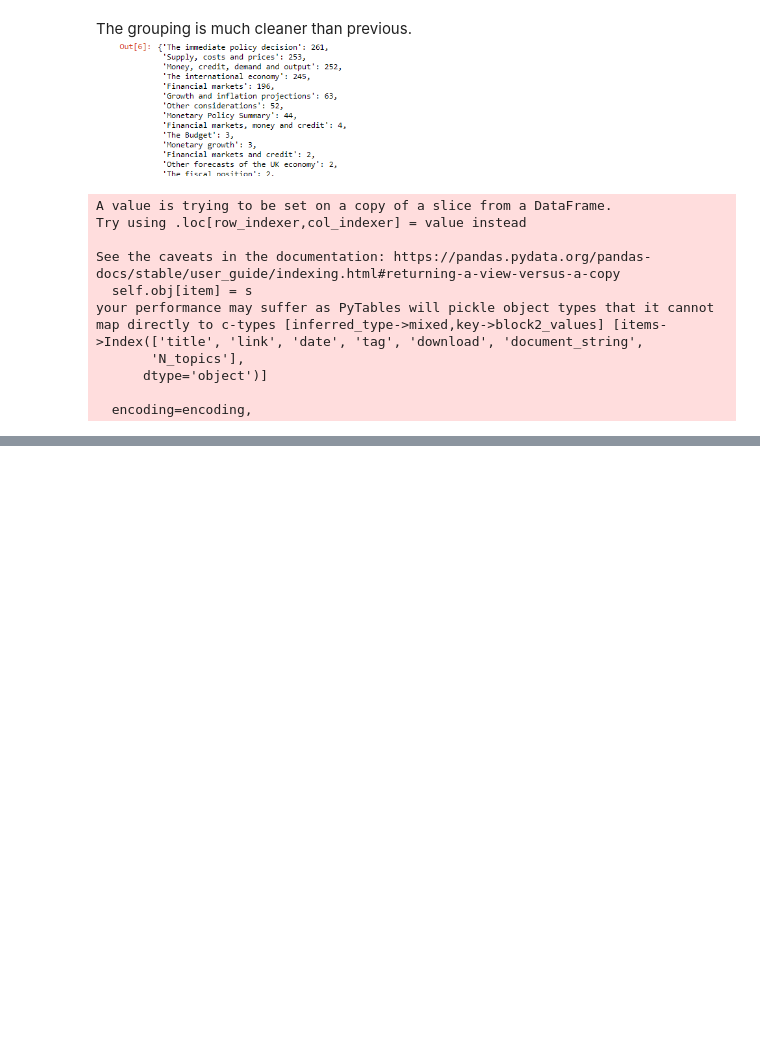
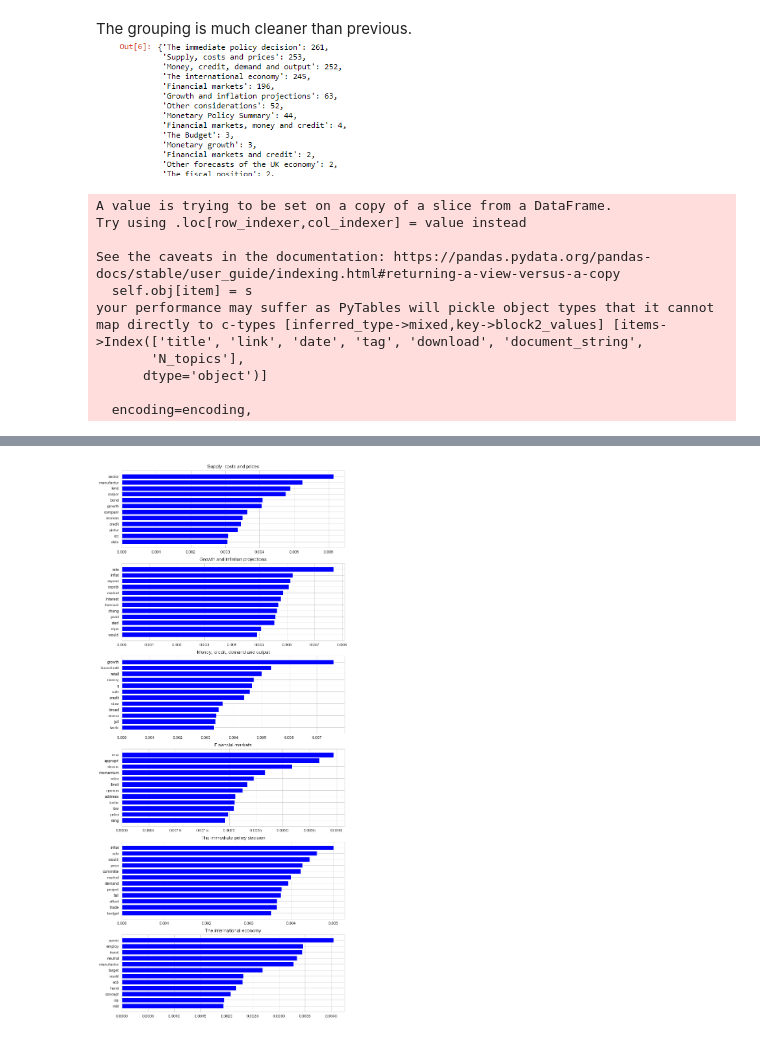
Before and after one commit to aureole222/blackrock_nlp_project, a Jupyter notebook: Part 1 data cleaning.ipynb, the cells around one changed output, grey strips where cells are left out. Saved outputs shown, nothing was run; the diff lists cells and outputs as text; code cells hidden in the pictures; blank space fills up the shorter version.

```diff
--- a/Part 1 data cleaning.ipynb
+++ b/Part 1 data cleaning.ipynb
@@ -316,9 +363,9 @@ ranking_topics
 # %% [markdown]
 **We discard the Monetary Policy Committee dates document which is useless to our project**
 # %%
-additional_file = []
-for i in ranking_topics[:-5]:
-    file = '{}.docx'.format(i[0])
-    document = docx.Document("./scripter/converted_files/{}/{}".format(folder,file))
-    if 'policy decision' not in clean_text(file)[-1][0]:
-        additional_file.append(file)
+# additional_file = []
+# for i in ranking_topics[:-5]:
+#     file = '{}.docx'.format(i[0])
+#     document = docx.Document("./scripter/converted_files/{}/{}".format(folder,file))
+#     if 'policy decision' not in clean_text(file)[-1][0]:
+#         additional_file.append(file)
@@ -801,0 +967,24 @@ map directly to c-types [inferred_type->mixed,key->block2_values] [items->Index(
+# %%
+# BOE_lda = LdaMulticore(corpus=corpus_tfidf, num_topics = 6, id2word = BOE_dictionary, passes=10,workers=num_cores-1)
+# BOE_lda.save('.\Dictionary_based_method\lda_minutes_until_2009.model')
+# model_2 =  LdaMulticore.load('.\Dictionary_based_method\lda_minutes_until_2009.model')
+top_words = [[word for word,_ in model_2.show_topic(topic_id, topn=12)] for topic_id in range(model_2.num_topics)]
+top_betas = [[beta for _,beta in model_2.show_topic(topic_id, topn=12)] for topic_id in range(model_2.num_topics)]
+topics =[
+    'Supply, costs and prices',
+    'Growth and inflation projections',
+    'Money, credit, demand and output',
+    'Financial markets',
+    'The immediate policy decision',
+    'The international economy',
+]
+plt.figure(figsize=(10,25))
+for i in range(6):
+    ax = plt.subplot(6,1,i+1)
+    plt.barh(range(12), top_betas[i][:12], align='center',color='blue', ecolor='black')
+    ax.invert_yaxis()
+    ax.set_yticks(range(12))
+    ax.set_yticklabels(top_words[i][:12])
+    plt.title(topics[i])
+# %% [output]
+[figure, added]
```
Also changed, not shown: parts of 30 cells of this notebook, 10 other files.
